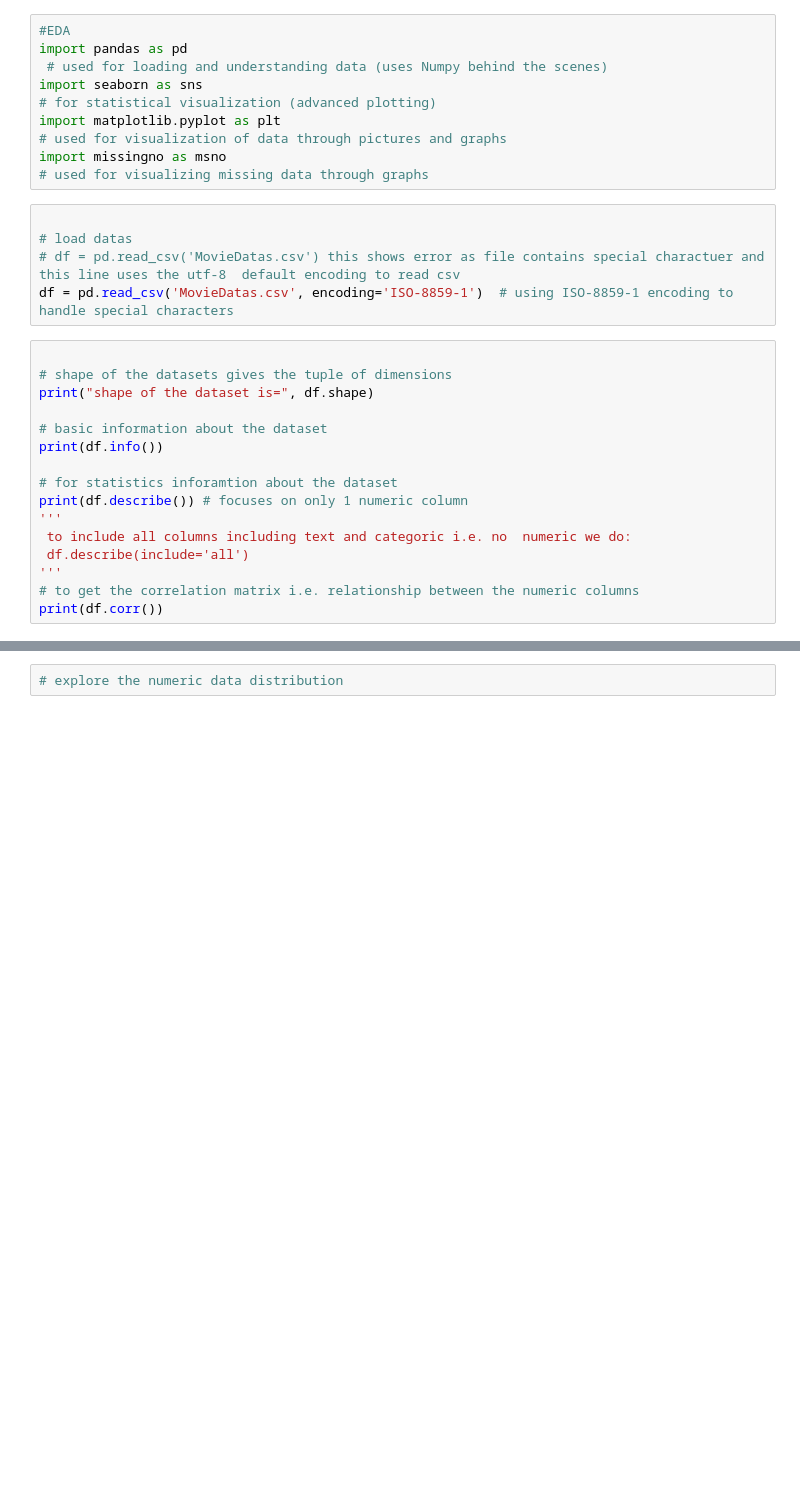
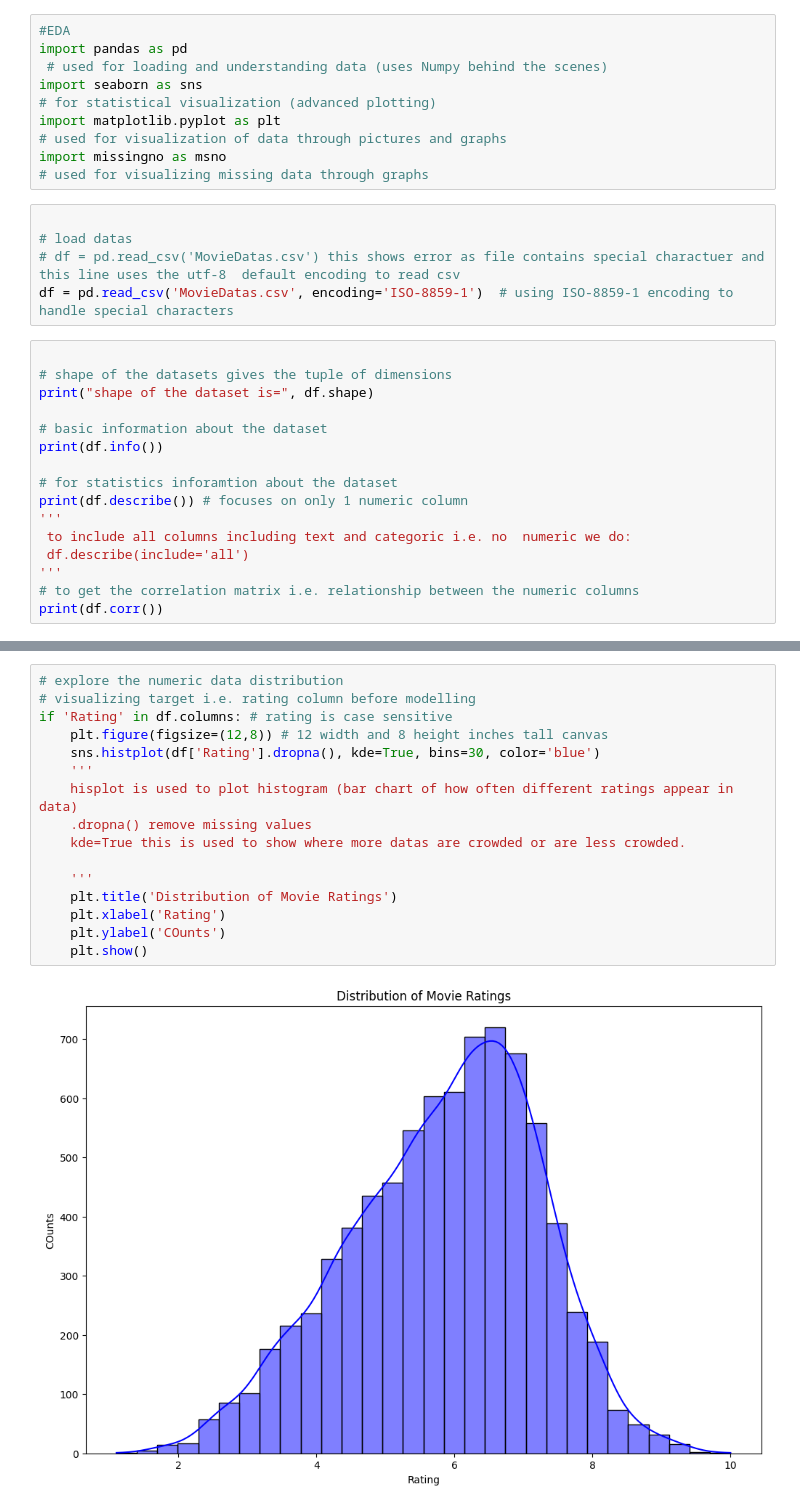
Before and after one commit to Nirika-Lamichhane/CODSOFT, a Jupyter notebook: Task2-MovieRatingPrediction/movieRatings.ipynb, the cells around one changed output, grey strips where cells are left out. Saved outputs shown, nothing was run; the diff lists cells and outputs as text; blank space fills up the shorter version.

Commit message:
eda analysis od data done

```diff
--- a/Task2-MovieRatingPrediction/movieRatings.ipynb
+++ b/Task2-MovieRatingPrediction/movieRatings.ipynb
@@ -120,2 +90,18 @@ bar chart
 # %%
 # explore the numeric data distribution
+# visualizing target i.e. rating column before modelling
+if 'Rating' in df.columns: # rating is case sensitive
+    plt.figure(figsize=(12,8)) # 12 width and 8 height inches tall canvas
+    sns.histplot(df['Rating'].dropna(), kde=True, bins=30, color='blue')
+    '''
+    hisplot is used to plot histogram (bar chart of how often different ratings appear in data)
+    .dropna() remove missing values
+    kde=True this is used to show where more datas are crowded or are less crowded.
+
+    '''
+    plt.title('Distribution of Movie Ratings')
+    plt.xlabel('Rating')
+    plt.ylabel('COunts')
+    plt.show()
+# %% [output]
+[figure, added]
```
Also changed, not shown: parts of 5 cells of this notebook, 1 other file.
